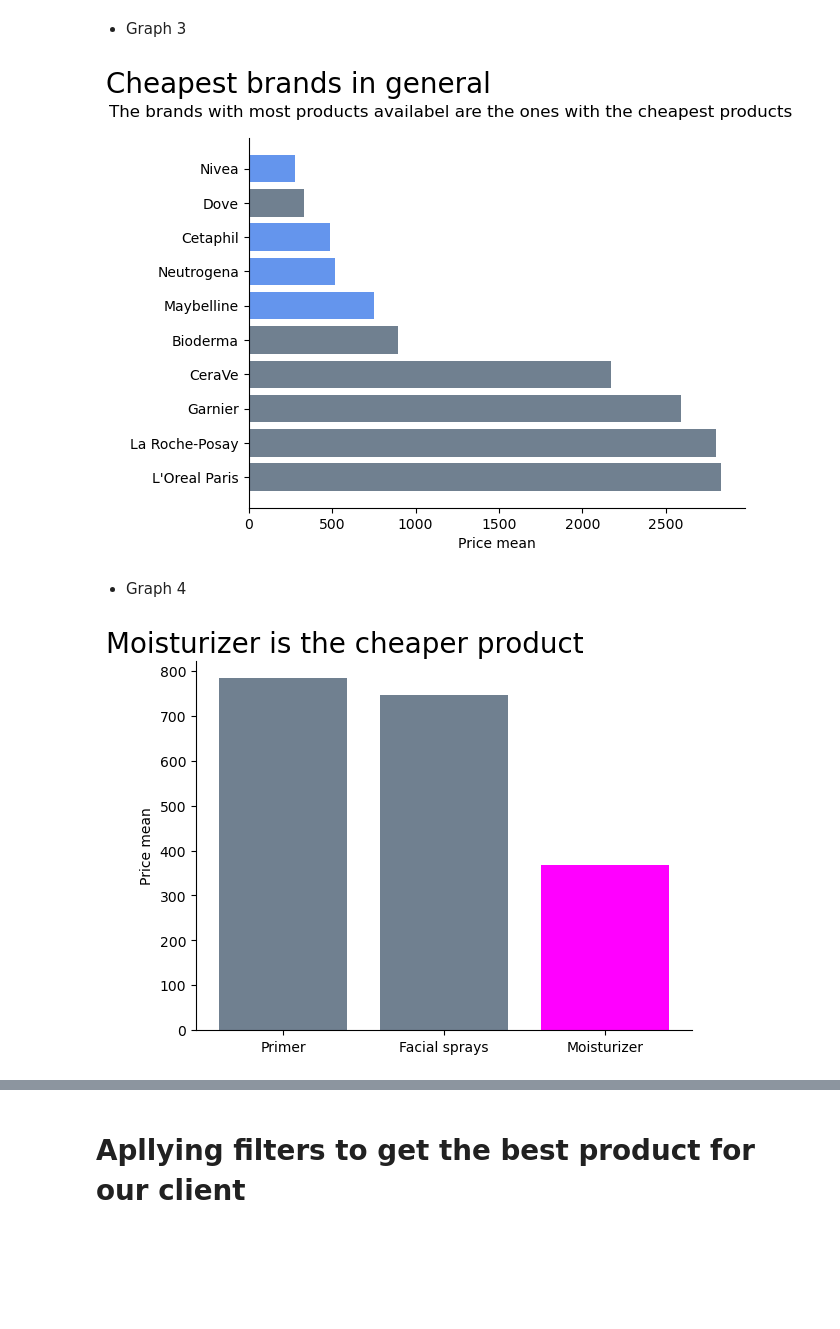
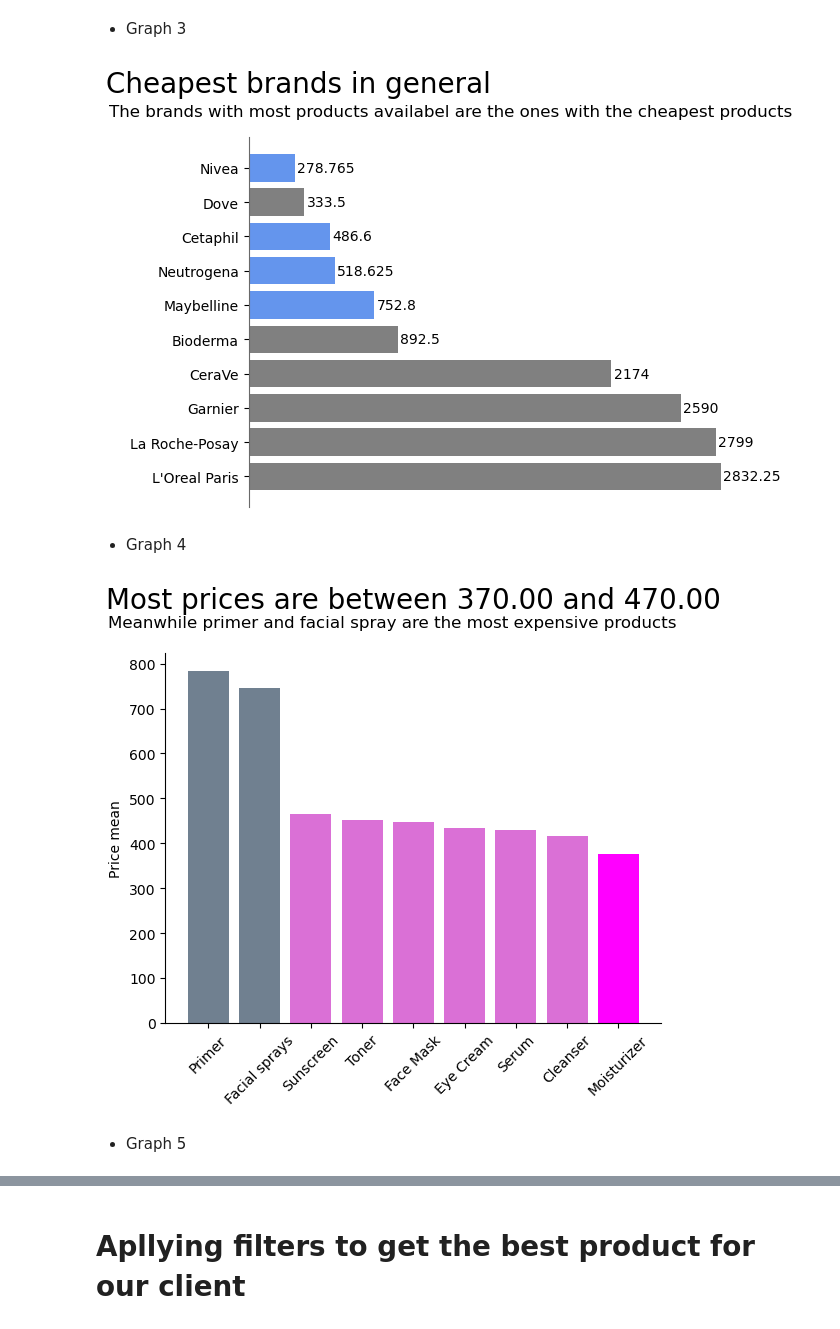
Before and after one commit to OliviaHelena10/skincare_recommendations, a Jupyter notebook: products_indicator.ipynb, the cells around one changed output, grey strips where cells are left out. Cells and saved outputs as stored; diff of their text form; code cells hidden in the pictures; blank space fills up the shorter version.

```diff
--- a/products_indicator.ipynb
+++ b/products_indicator.ipynb
@@ -266,26 +334,38 @@ mean_b = { 'Brand' : brand, 'Mean': mean_b}
 mean_b = (pd.DataFrame(mean_b)).sort_values(by='Mean', ascending=False)
 # %%
 fig, ax = plt.subplots()
-ax.barh(mean_b['Brand'], mean_b['Mean'],
-       color = [ 'slategray', 'slategray','slategray',
-                'slategray', 'slategray', 'cornflowerblue',
-                'cornflowerblue','cornflowerblue', 'slategray',
+bars = ax.barh(mean_b['Brand'], mean_b['Mean'],
+       color = [ 'gray', 'gray','gray',
+                'gray', 'gray', 'cornflowerblue',
+                'cornflowerblue','cornflowerblue', 'gray',
                 'cornflowerblue'])
 
 
 # Titles
 plt.title('Cheapest brands in general', fontweight= 'roman', fontsize=20, x=0.1, y=1.1)
-plt.suptitle('The brands with most products availabel are the ones with the cheapest products', x=0.44, y=0.95)
-plt.xlabel('Price mean')
+plt.suptitle('The brands with most products availabel are the ones with the cheapest products',
+             x=0.44, y=0.95, fontweight='ultralight')
+
 
 
 # Removing lines
 ax.spines['right'].set_visible(False)
 ax.spines['top'].set_visible(False)
+ax.spines['bottom'].set_visible(False)
+ax.set_xticks([])
+
+# Setting colors
+ax.spines['bottom'].set_color('dimgray')
+ax.spines['left'].set_color('dimgray')
+ax.tick_params(axis='x', colors='dimgray')
+
+# Adding values to the bars
+ax.bar_label(bars, padding=1.5)
+
 
 plt.show()
 # %% [output]
-[figure, old version]
+[figure, new version]
 # %% [markdown]
 * Graph 4
 # %%
@@ -312,19 +392,22 @@ mean_p = (pd.DataFrame(mean_p)).sort_values(by='Mean', ascending=False)
 # %%
 fig, ax = plt.subplots()
 ax.bar(mean_p['Product'], mean_p['Mean'],
-       color = ['slategray', 'slategray', 'magenta',])
+       color = ['slategray', 'slategray', 'orchid',
+                'orchid', 'orchid', 'orchid',
+                'orchid', 'orchid', 'magenta'])
 
 
 # Titles
-plt.title('Moisturizer is the cheaper product', fontweight= 'roman', fontsize=20, x=0.3)
-
+plt.title('Most prices are between 370.00 and 470.00', fontweight= 'roman', fontsize=20, x=0.5, y=1.1)
+plt.suptitle('Meanwhile primer and facial spray are the most expensive products', fontweight='ultralight', x=0.48, y=0.96)
 plt.ylabel('Price mean')
 
 
 # Removing lines
 ax.spines['right'].set_visible(False)
 ax.spines['top'].set_visible(False)
+plt.xticks(rotation=45)
 
 plt.show()
 # %% [output]
-[figure, old version]
+[figure, new version]
@@ -330,0 +422,2 @@ plt.show()
+# %% [markdown]
+* Graph 5
```
Also changed, not shown: parts of 24 cells of this notebook.
